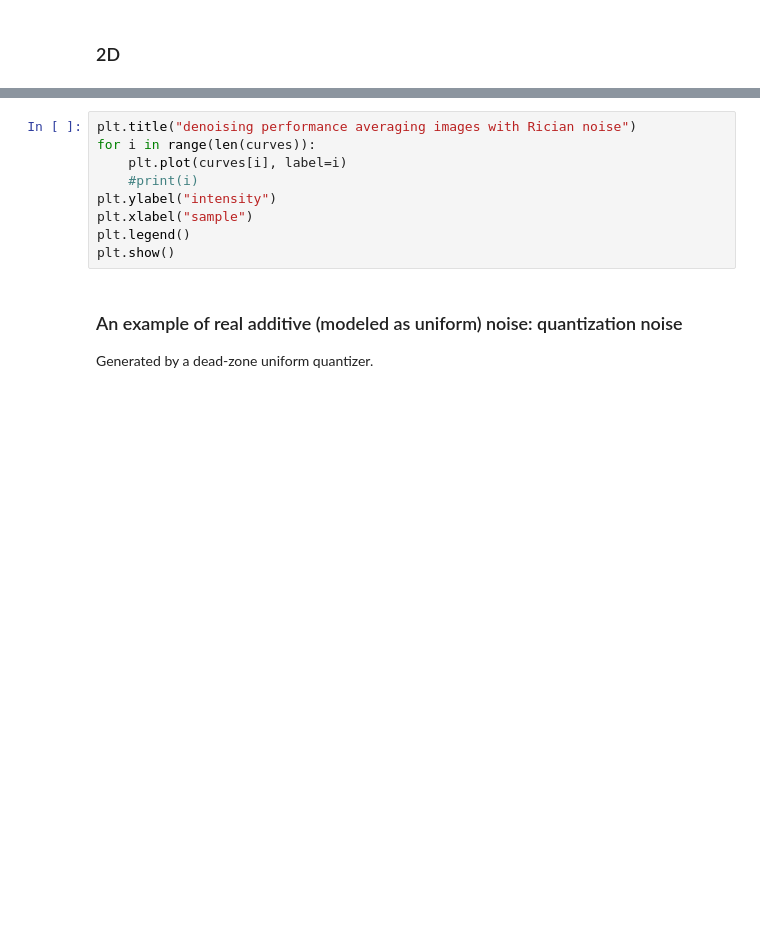
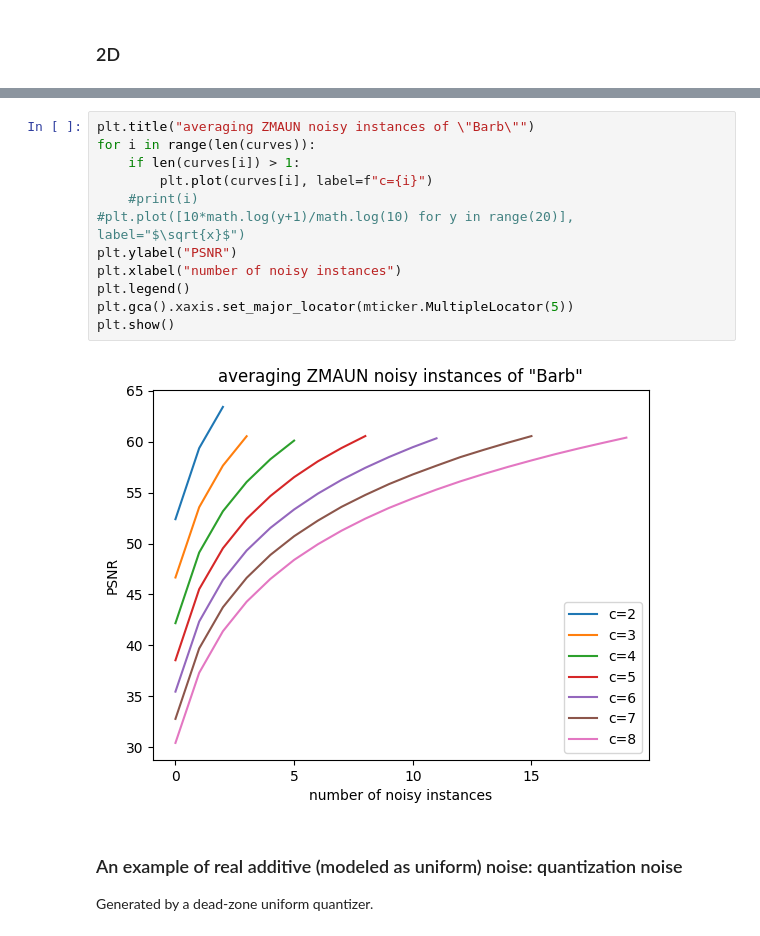
Before and after one commit to vicente-gonzalez-ruiz/denoising_analysis_using_FSC, a Jupyter notebook: figs/gaussian_averaging.ipynb, the cells around one changed output, grey strips where cells are left out. Drawn from its saved outputs; the diff is of its cells as text; blank space fills up the shorter version.

```diff
--- a/figs/gaussian_averaging.ipynb
+++ b/figs/gaussian_averaging.ipynb
@@ -119,12 +158,17 @@ for c in range(10, 100, 10):
 # %%
-plt.title("denoising performance averaging images with Rician noise")
+plt.title("averaging ZMAUN noisy instances of \"Barb\"")
 for i in range(len(curves)):
-    plt.plot(curves[i], label=i)
+    if len(curves[i]) > 1:
+        plt.plot(curves[i], label=f"c={i}")
     #print(i)
-plt.ylabel("intensity")
-plt.xlabel("sample")
+#plt.plot([10*math.log(y+1)/math.log(10) for y in range(20)], label="$\sqrt{x}$")
+plt.ylabel("PSNR")
+plt.xlabel("number of noisy instances")
 plt.legend()
+plt.gca().xaxis.set_major_locator(mticker.MultipleLocator(5))
 plt.show()
+# %% [output]
+[figure, added]
 # %% [markdown]
 ### An example of real additive (modeled as uniform) noise: quantization noise
 Generated by a dead-zone uniform quantizer.
```
Also changed, not shown: parts of 10 cells of this notebook, 1 other file.
